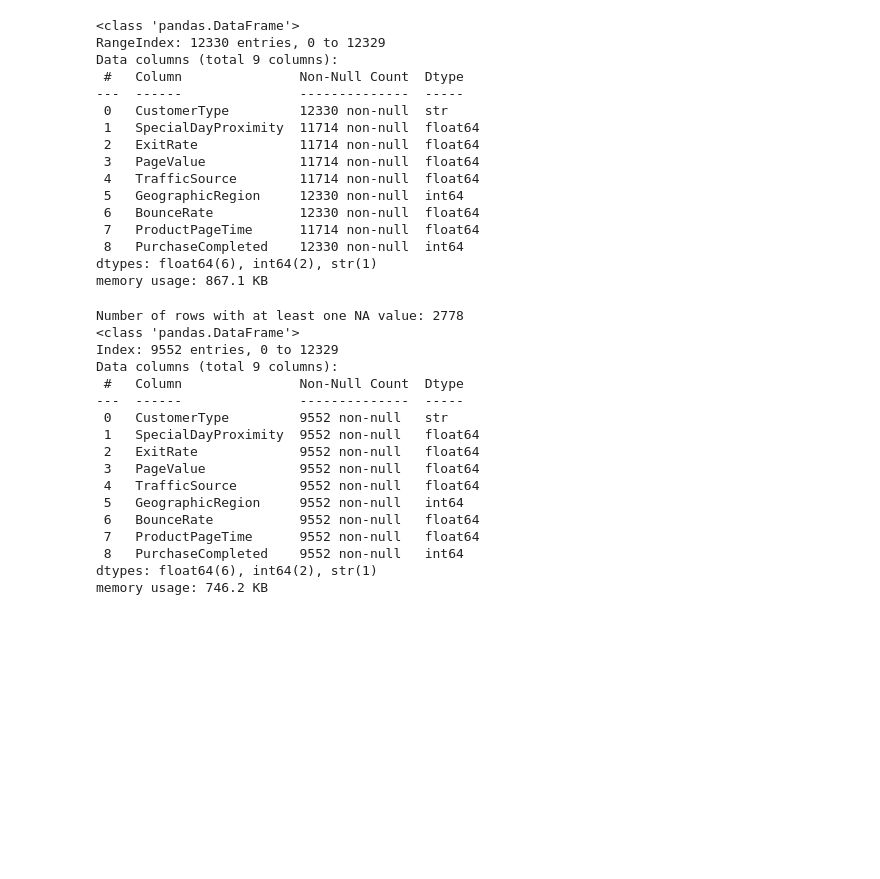
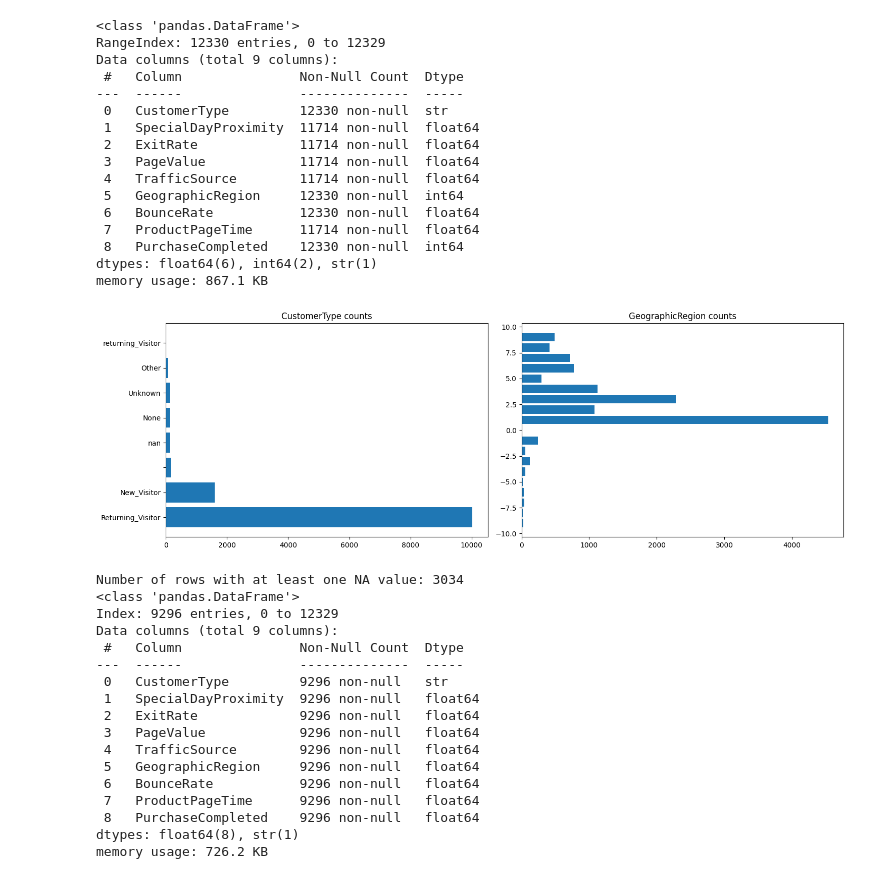
Before and after one commit to EmptySetOverHere/aiap23-BIAN-SISHENG-819G, a Jupyter notebook: eda.ipynb, the cells around one changed output. Drawn from its saved outputs; the diff is of its cells as text; code cells hidden in the pictures; blank space fills up the shorter version.

```diff
--- a/eda.ipynb
+++ b/eda.ipynb
@@ -76,3 +79,27 @@ Data columns (total 9 columns):
  8   PurchaseCompleted    12330 non-null  int64
 dtypes: float64(6), int64(2), str(1)
 memory usage: 867.1 KB
+# %%
+# Plot unique value counts for categorical columns to find out the "dirty" values
+
+import matplotlib.pyplot as plt
+fig, axes = plt.subplots(nrows=1, ncols=len(cat_cols), figsize=(15, 5))
+for i, col in enumerate(cat_cols):
+    df_plot = df[col].value_counts()
+    axes[i].barh(df_plot.index, df_plot.values)
+    axes[i].set_title(f"{col} counts")
+
+plt.tight_layout()
+plt.show()
+# It is clear that both columns contain "dirty" values
+# CustomerType contains "unknown", "None", "" and nan values.
+# GeographicRegion contains negative values.
+# Consider merging all "dirty" values into a single category
+
+# merge invalid CustomerType to single "Unknown" category
+df["CustomerType"] = df["CustomerType"].replace(["Unknown", "None", "", pd.NA], "Unknown")
+
+# merge invalid GeographicRegion to single "0" category
+df["GeographicRegion"] = df["GeographicRegion"].apply(lambda x: 0 if x < 0 else x)
+# %% [output]
+[figure, added]
@@ -79,31 +114,31 @@ memory usage: 867.1 KB
 # %%
-# The above shows the existence of missing values, consider dropping rows with missing values
+# Consider dropping rows with missing values
 num_of_na_rows = df.isna().any(axis=1).sum()
-print(f"Number of rows with at least one NA value: {num_of_na_rows}") # 2778 rows with NA
+print(f"Number of rows with at least one NA value: {num_of_na_rows}") # 3034 rows with NA
 
 # Though the number of rows with NA is not negligible,
-# We still consider dropping them for simplicity as we still left with sizable data (9952 rows)
+# We still consider dropping them for simplicity as we still left with sizable data (9296 rows)
 # Replacing NA with default/estimated values may introduce significant bias, so we choose to drop them instead
-df_no_na = df.dropna() # df_no_na: dataframe with no NA values
-df_no_na.info()
+clean_df = df.dropna()
+clean_df.info()
 # %% [output]
-Number of rows with at least one NA value: 2778
+Number of rows with at least one NA value: 3034
 <class 'pandas.DataFrame'>
-Index: 9552 entries, 0 to 12329
+Index: 9296 entries, 0 to 12329
 Data columns (total 9 columns):
  #   Column               Non-Null Count  Dtype
 ---  ------               --------------  -----
- 0   CustomerType         9552 non-null   str
- 1   SpecialDayProximity  9552 non-null   float64
- 2   ExitRate             9552 non-null   float64
- 3   PageValue            9552 non-null   float64
- 4   TrafficSource        9552 non-null   float64
- 5   GeographicRegion     9552 non-null   int64
- 6   BounceRate           9552 non-null   float64
- 7   ProductPageTime      9552 non-null   float64
- 8   PurchaseCompleted    9552 non-null   int64
-dtypes: float64(6), int64(2), str(1)
-memory usage: 746.2 KB
+ 0   CustomerType         9296 non-null   str
+ 1   SpecialDayProximity  9296 non-null   float64
+ 2   ExitRate             9296 non-null   float64
+ 3   PageValue            9296 non-null   float64
+ 4   TrafficSource        9296 non-null   float64
+ 5   GeographicRegion     9296 non-null   float64
+ 6   BounceRate           9296 non-null   float64
+ 7   ProductPageTime      9296 non-null   float64
+ 8   PurchaseCompleted    9296 non-null   float64
+dtypes: float64(8), str(1)
+memory usage: 726.2 KB
 # %%
 # For categorical columns, we encode them into numeric values for later numeric analysis.
 from sklearn.preprocessing import LabelEncoder
```
Also changed, not shown: parts of 12 cells of this notebook, 4 other files.
